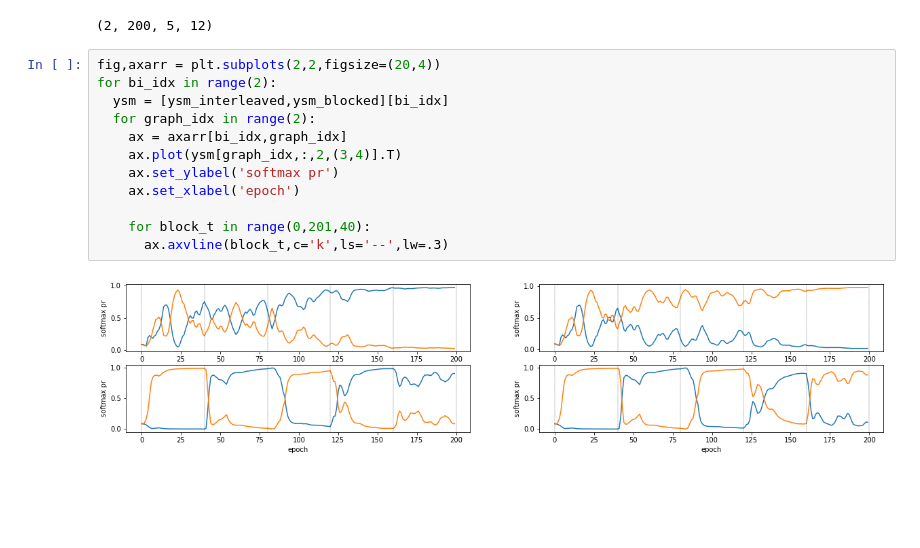
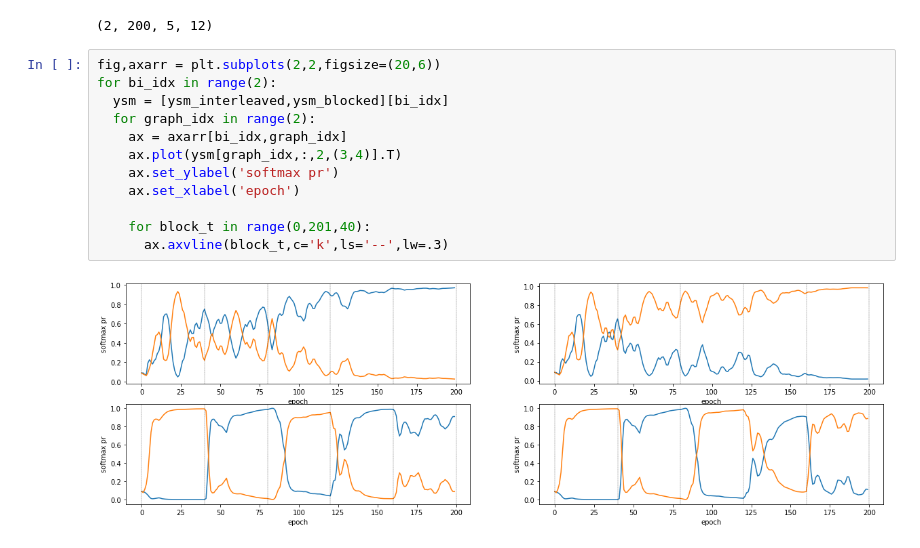
Before and after one commit to andrebeu/SEMCSW, a Jupyter notebook: andre_RNN_sims/basic-test-eval.ipynb, the cells around one changed output. Cells and saved outputs as stored; diff of their text form; blank space fills up the shorter version.

```diff
--- a/andre_RNN_sims/basic-test-eval.ipynb
+++ b/andre_RNN_sims/basic-test-eval.ipynb
@@ -96,16 +96,16 @@ print(ysm_interleaved.shape)
 # %% [output]
 (2, 200, 5, 12)
 # %%
-fig,axarr = plt.subplots(2,2,figsize=(20,4))
+fig,axarr = plt.subplots(2,2,figsize=(20,6))
 for bi_idx in range(2):
   ysm = [ysm_interleaved,ysm_blocked][bi_idx]
   for graph_idx in range(2):
     ax = axarr[bi_idx,graph_idx]
     ax.plot(ysm[graph_idx,:,2,(3,4)].T)
     ax.set_ylabel('softmax pr')
     ax.set_xlabel('epoch')
 
     for block_t in range(0,201,40):
       ax.axvline(block_t,c='k',ls='--',lw=.3)
 # %% [output]
-[figure, old version]
+[figure, new version]
```
Also changed, not shown: parts of 1 cell of this notebook.
